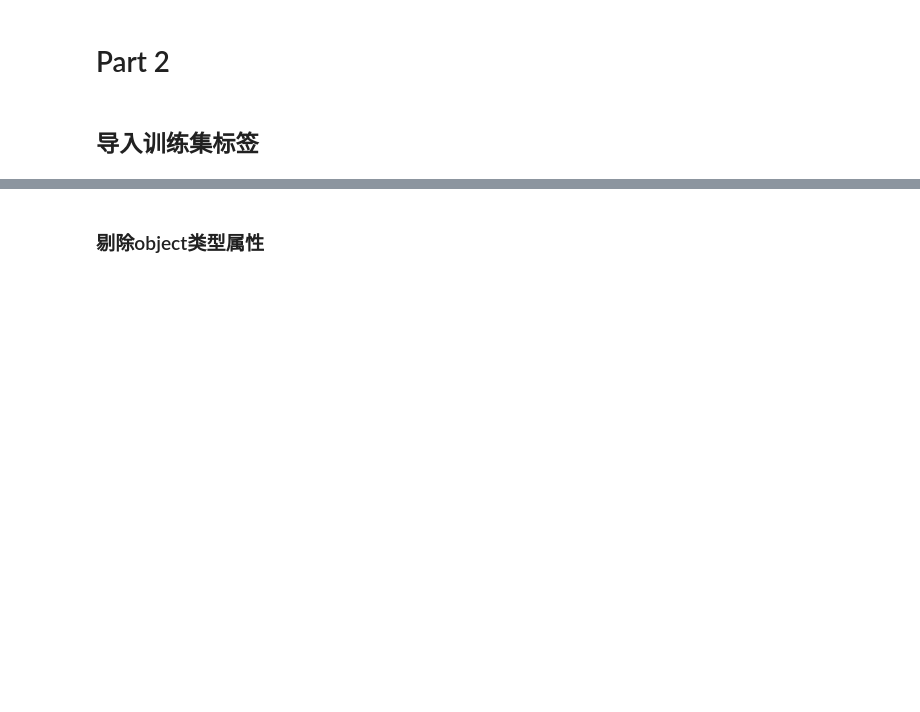
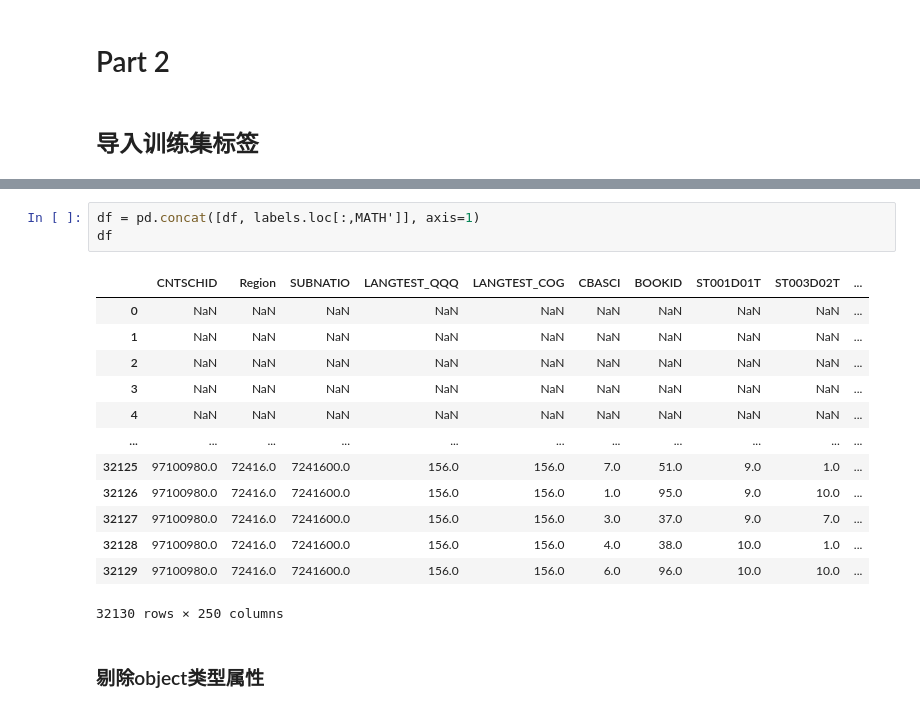
Before and after one commit to Umbreller-F/data-analysis-and-practice-3, a Jupyter notebook: exp4.ipynb, the cells around one changed output, grey strips where cells are left out. Cells and saved outputs as stored; diff of their text form; blank space fills up the shorter version.

```diff
--- a/exp4.ipynb
+++ b/exp4.ipynb
@@ -295,3 +318,20 @@ df
+# %%
+df = pd.concat([df, labels.loc[:,MATH']], axis=1)
+df
+# %% [output]
+|  | CNTSCHID | Region | SUBNATIO | LANGTEST_QQQ | LANGTEST_COG | CBASCI | BOOKID | ST001D01T | ST003D02T | ... |
+| 0 | NaN | NaN | NaN | NaN | NaN | NaN | NaN | NaN | NaN | ... |
+| 1 | NaN | NaN | NaN | NaN | NaN | NaN | NaN | NaN | NaN | ... |
+| 2 | NaN | NaN | NaN | NaN | NaN | NaN | NaN | NaN | NaN | ... |
+| 3 | NaN | NaN | NaN | NaN | NaN | NaN | NaN | NaN | NaN | ... |
+| 4 | NaN | NaN | NaN | NaN | NaN | NaN | NaN | NaN | NaN | ... |
+| ... | ... | ... | ... | ... | ... | ... | ... | ... | ... | ... |
+| 32125 | 97100980.0 | 72416.0 | 7241600.0 | 156.0 | 156.0 | 7.0 | 51.0 | 9.0 | 1.0 | ... |
+| 32126 | 97100980.0 | 72416.0 | 7241600.0 | 156.0 | 156.0 | 1.0 | 95.0 | 9.0 | 10.0 | ... |
+| 32127 | 97100980.0 | 72416.0 | 7241600.0 | 156.0 | 156.0 | 3.0 | 37.0 | 9.0 | 7.0 | ... |
+| 32128 | 97100980.0 | 72416.0 | 7241600.0 | 156.0 | 156.0 | 4.0 | 38.0 | 10.0 | 1.0 | ... |
+| 32129 | 97100980.0 | 72416.0 | 7241600.0 | 156.0 | 156.0 | 6.0 | 96.0 | 10.0 | 10.0 | ... |
+32130 rows × 250 columns
 # %% [markdown]
 ### 剔除object类型属性
 # %%
```
Also changed, not shown: parts of 4 cells of this notebook.
